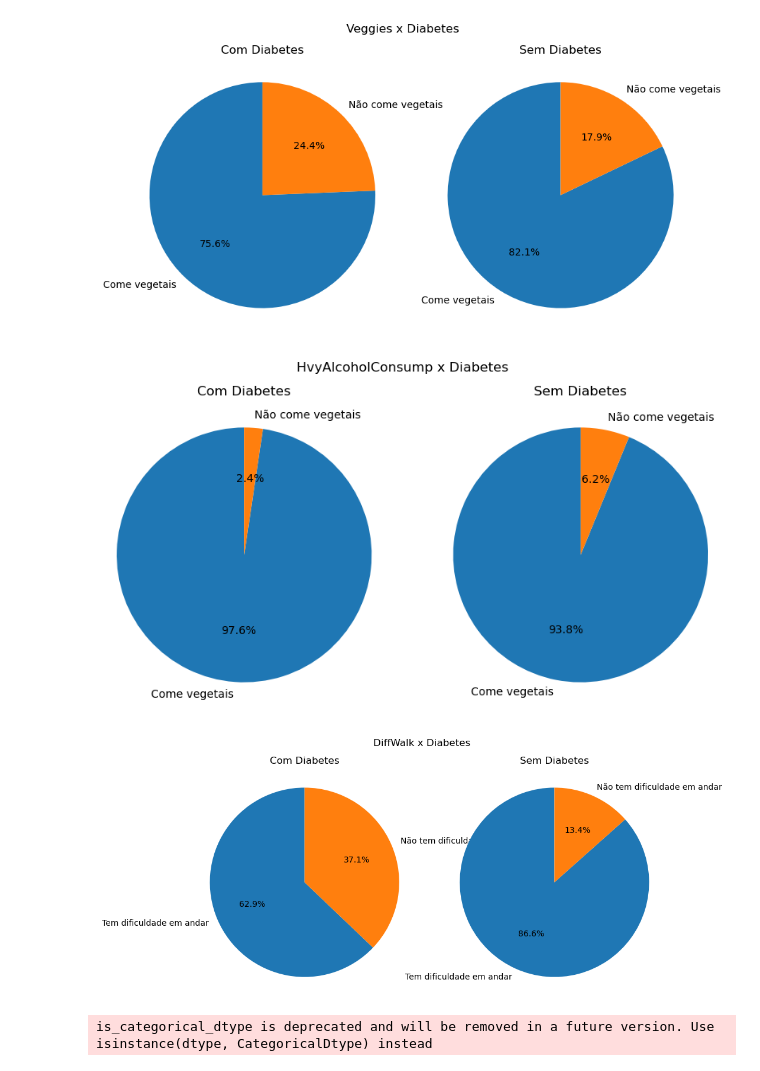
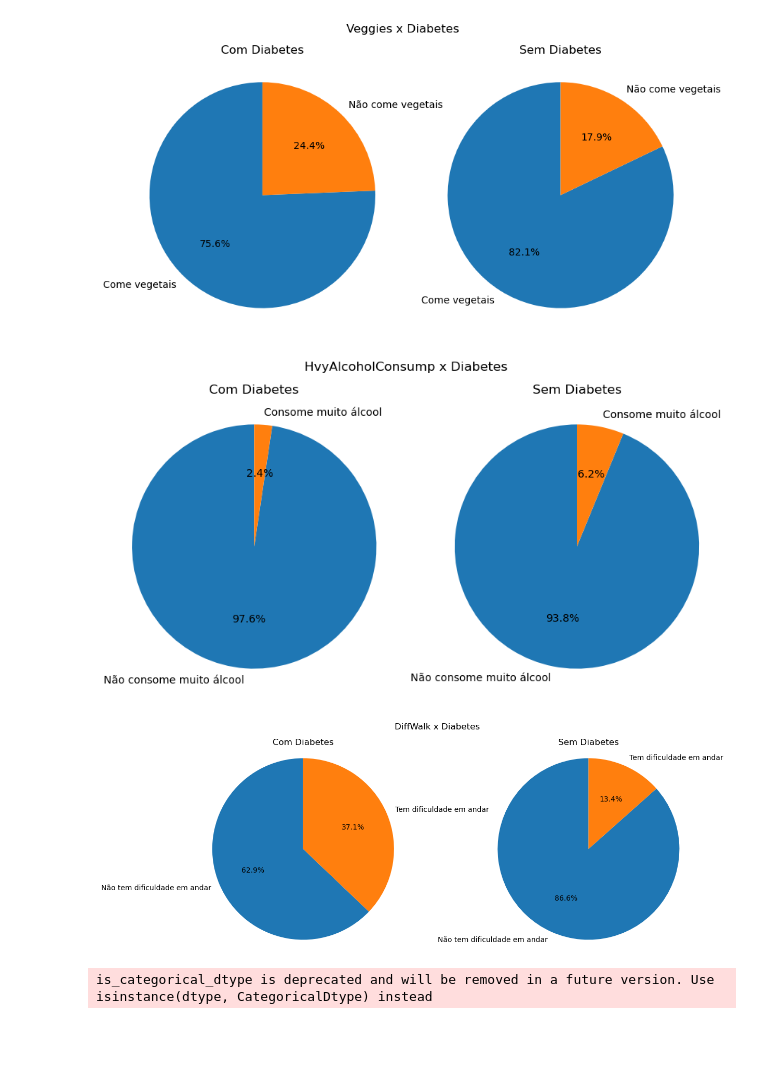
Before and after one commit to jpmbrito123/DAA, a Jupyter notebook: nossodataset/data_exploration.ipynb, the cells around one changed output. Saved outputs shown, nothing was run; the diff lists cells and outputs as text; code cells hidden in the pictures; blank space fills up the shorter version.

```diff
--- a/nossodataset/data_exploration.ipynb
+++ b/nossodataset/data_exploration.ipynb
@@ -358,7 +358,7 @@ def plot_pie(data_with_diabetes, data_without_diabetes, labels):
 
 data_with_diabetes = df[df['Diabetes'] == 1]['HeartDiseaseorAttack'].value_counts()
 data_without_diabetes = df[df['Diabetes'] == 0]['HeartDiseaseorAttack'].value_counts()
-labels = ["Teve", "Não teve"]
+labels = ["Não teve", "Teve"]
 
 plot_pie(data_with_diabetes, data_without_diabetes, labels)
 # %% [output]
@@ -366,6 +366,6 @@ plot_pie(data_with_diabetes, data_without_diabetes, labels)
 # %%
 def plot_pie(data_with_diabetes, data_without_diabetes, labels):
-    fig, ax = plt.subplots(1, 2, figsize=(10, 5))
+    fig, ax = plt.subplots(1, 2, figsize=(12, 5))
 
     # Plot para dados com diabetes
     ax[0].pie(data_with_diabetes, labels=labels, autopct='%1.1f%%', startangle=90)
@@ -390,6 +390,6 @@ plot_pie(data_with_diabetes, data_without_diabetes, labels)
 # %%
 def plot_pie(data_with_diabetes, data_without_diabetes, labels):
-    fig, ax = plt.subplots(1, 2, figsize=(10, 5))
+    fig, ax = plt.subplots(1, 2, figsize=(12, 5))
 
     # Plot para dados com diabetes
     ax[0].pie(data_with_diabetes, labels=labels, autopct='%1.1f%%', startangle=90)
@@ -454,35 +454,35 @@ def plot_pie(data_with_diabetes, data_without_diabetes, labels):
 
 data_with_diabetes = df[df['Diabetes'] == 1]['HvyAlcoholConsump'].value_counts()
 data_without_diabetes = df[df['Diabetes'] == 0]['HvyAlcoholConsump'].value_counts()
-labels = ["Consome muito álcool", "Não consome muito álcool"]
+labels = ["Não consome muito álcool", "Consome muito álcool"]
 
 plot_pie(data_with_diabetes, data_without_diabetes, labels)
 # %% [output]
-[figure, old version]
+[figure, new version]
 # %%
 def plot_pie(data_with_diabetes, data_without_diabetes, labels):
-    fig, ax = plt.subplots(1, 2, figsize=(10, 5))
+    fig, ax = plt.subplots(1, 2, figsize=(13, 5))
 
     # Plot para dados com diabetes
     ax[0].pie(data_with_diabetes, labels=labels, autopct='%1.1f%%', startangle=90)
     ax[0].axis('equal')  # Equal aspect ratio ensures that pie is drawn as a circle.
     ax[0].set_title('Com Diabetes')
 
     # Plot para dados sem diabetes
     ax[1].pie(data_without_diabetes, labels=labels, autopct='%1.1f%%', startangle=90)
     ax[1].axis('equal')  # Equal aspect ratio ensures that pie is drawn as a circle.
     ax[1].set_title('Sem Diabetes')
 
     plt.suptitle('DiffWalk x Diabetes')
     plt.show()
 
 data_with_diabetes = df[df['Diabetes'] == 1]['DiffWalk'].value_counts()
 data_without_diabetes = df[df['Diabetes'] == 0]['DiffWalk'].value_counts()
-labels = ["Tem dificuldade em andar", "Não tem dificuldade em andar"]
+labels = ["Não tem dificuldade em andar", "Tem dificuldade em andar"]
 
 plot_pie(data_with_diabetes, data_without_diabetes, labels)
 # %% [output]
-[figure, old version]
+[figure, new version]
 # %%
 sns.boxplot(x=df['BMI'])
 hist_plots(df['BMI'])
```
Also changed, not shown: parts of 8 cells of this notebook.
